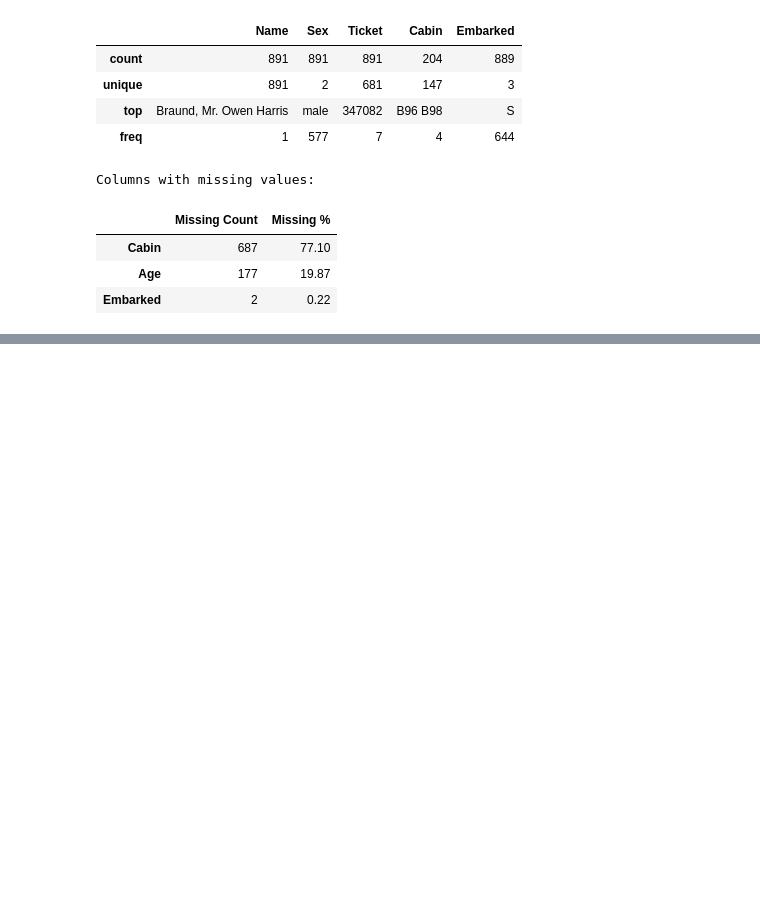
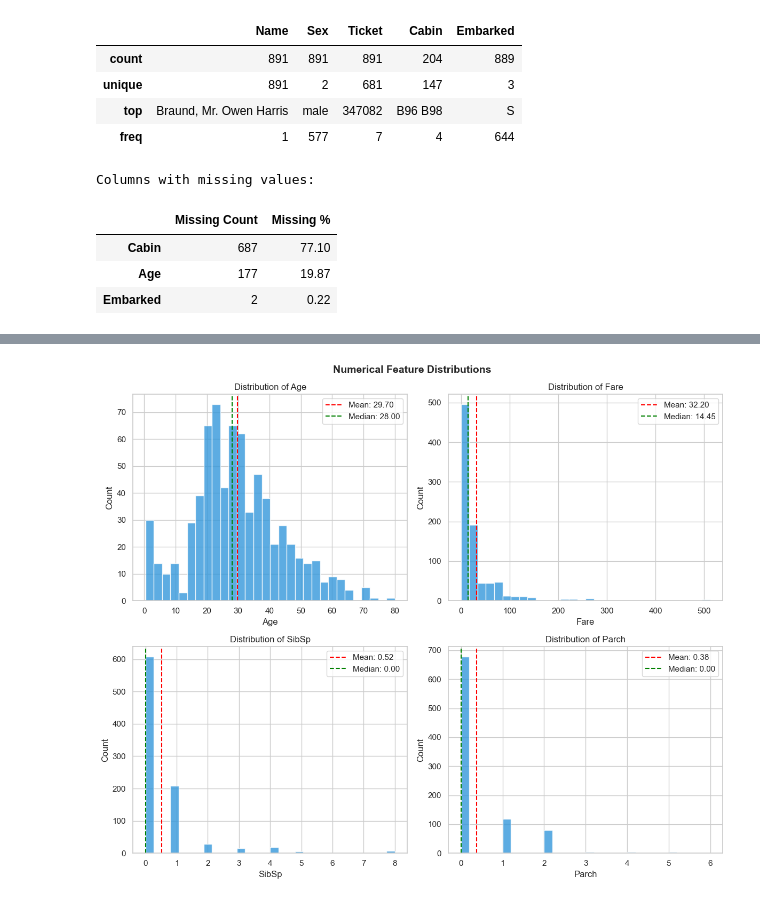
Before and after one commit to gabbi123/Data-Science-Projects, a Jupyter notebook: Titanic Survival Prediction/01_eda.ipynb, the cells around one changed output, grey strips where cells are left out. Cells and saved outputs as stored; diff of their text form; code cells hidden in the pictures; blank space fills up the shorter version.

```diff
--- a/Titanic Survival Prediction/01_eda.ipynb
+++ b/Titanic Survival Prediction/01_eda.ipynb
@@ -111,0 +152,21 @@ Columns with missing values:
+# %%
+# Distribution of numerical features
+numerical_cols = ["Age", "Fare", "SibSp", "Parch"]
+
+fig, axes = plt.subplots(2, 2, figsize=(12, 10))
+axes = axes.flatten()
+
+for i, col in enumerate(numerical_cols):
+    axes[i].hist(df[col].dropna(), bins=30, color="#3498db", edgecolor="white", alpha=0.8)
+    axes[i].axvline(df[col].mean(), color="red", linestyle="--", label=f"Mean: {df[col].mean():.2f}")
+    axes[i].axvline(df[col].median(), color="green", linestyle="--", label=f"Median: {df[col].median():.2f}")
+    axes[i].set_title(f"Distribution of {col}")
+    axes[i].set_xlabel(col)
+    axes[i].set_ylabel("Count")
+    axes[i].legend()
+
+plt.suptitle("Numerical Feature Distributions", fontsize=14, fontweight="bold")
+plt.tight_layout()
+plt.show()
+# %% [output]
+[figure, added]
```
Also changed, not shown: parts of 8 cells of this notebook.
